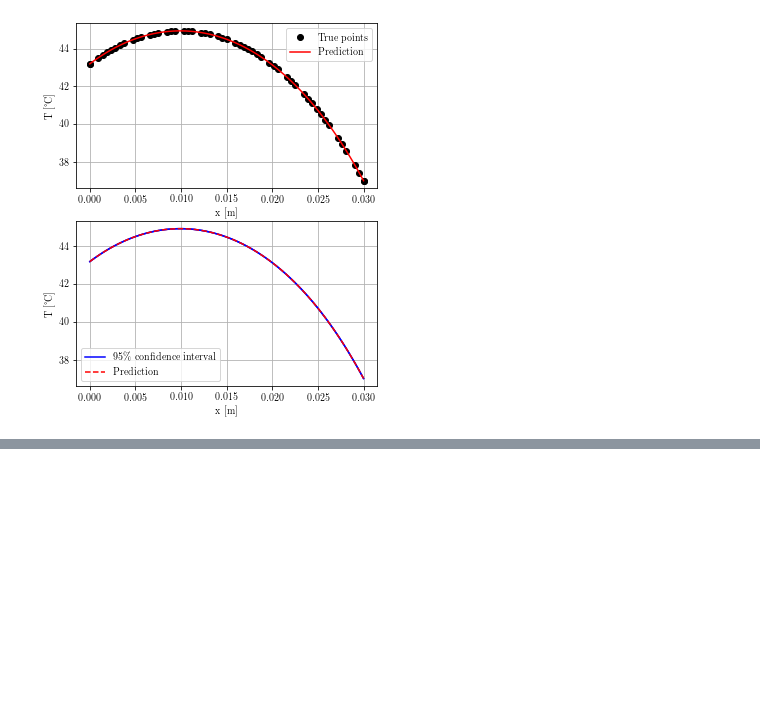
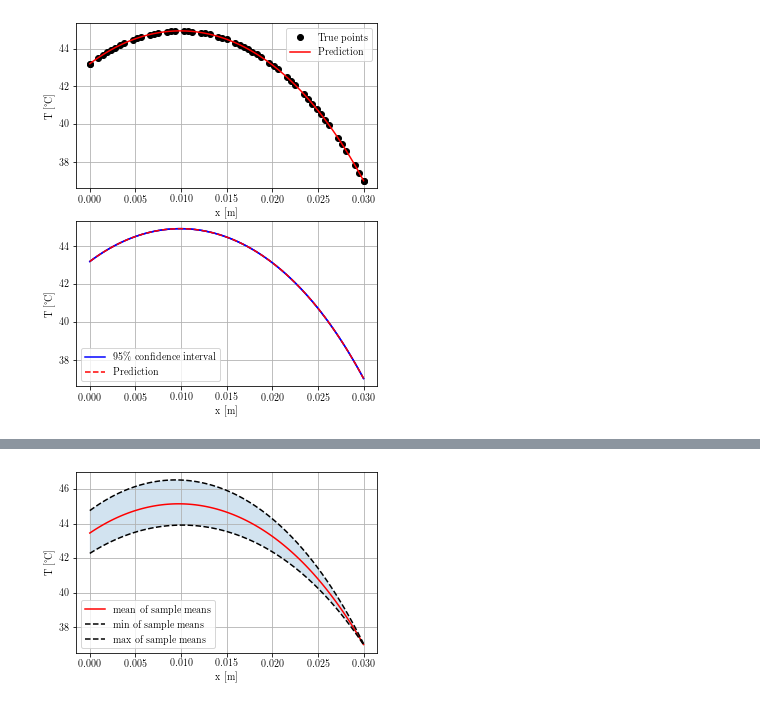
Before and after one commit to akapet00/neural-bhte, a Jupyter notebook: bioheat1D-time-invariant.ipynb, the cells around one changed output, grey strips where cells are left out. Cells and saved outputs as stored; diff of their text form; code cells hidden in the pictures; blank space fills up the shorter version.

Commit message:
uncertainty NN

```diff
--- a/bioheat1D-time-invariant.ipynb
+++ b/bioheat1D-time-invariant.ipynb
@@ -490,8 +490,8 @@ plt.show()
 # random variables
 rvs = [k, w_b, T_a, Q_m, h_0]
 rvs = np.array(rvs).reshape(1, -1)
-num_samples = 10
-num_iters = 10
+num_samples = 5
+num_iters = 5
 rvs_data = monteCarloSim(rvs, coef_var=0.2, num_samples=num_samples, num_iters=num_iters)
 rvs_data.shape
 # %% [output]
@@ -527,0 +550,28 @@ NameError: name 'rvs_sim' is not defined
+# %%
+X_train = np.load('X_train.npy')
+y_train = np.load('y_train.npy')
+X_test = np.load('X_test.npy')
+y_test = np.load('y_test.npy')
+best_y = np.load('best_y.npy')
+best_ystd = np.load('best_ystd.npy')
+
+best_y_mc_mean = np.mean(best_y, axis=1)
+best_y_mean = np.mean(best_y_mc_mean, axis=0)
+best_y_std = np.std(best_y_mean, axis=0)
+best_y_lower_bound = best_y_mc_mean[np.argmin(best_y_mc_mean[:, 0], axis=0)]
+best_y_upper_bound = best_y_mc_mean[np.argmax(best_y_mc_mean[:, 0], axis=0)]
+
+fig = plt.figure(figsize=figsize(1))
+ax = fig.add_subplot(111)
+ax.plot(X, best_y_mean, 'r-', label='mean of sample means')
+ax.plot(X, best_y_lower_bound, 'k--', label='min of sample means')
+ax.plot(X, best_y_upper_bound, 'k--', label='max of sample means')
+ax.fill_between(X, best_y_lower_bound, best_y_upper_bound, alpha=0.2)
+ax.set_xlabel('x [m]')
+ax.set_ylabel('T [°C]')
+plt.legend(loc='best')
+plt.grid()
+fig.savefig('{}.pdf'.format('figs/uncertainty-mcnn-{}epochs{}samples'.format(num_iters, num_samples)), bbox_inches='tight')
+plt.show()
+# %% [output]
+[figure, added]
```
Also changed, not shown: parts of 7 cells of this notebook, 24 other files.
